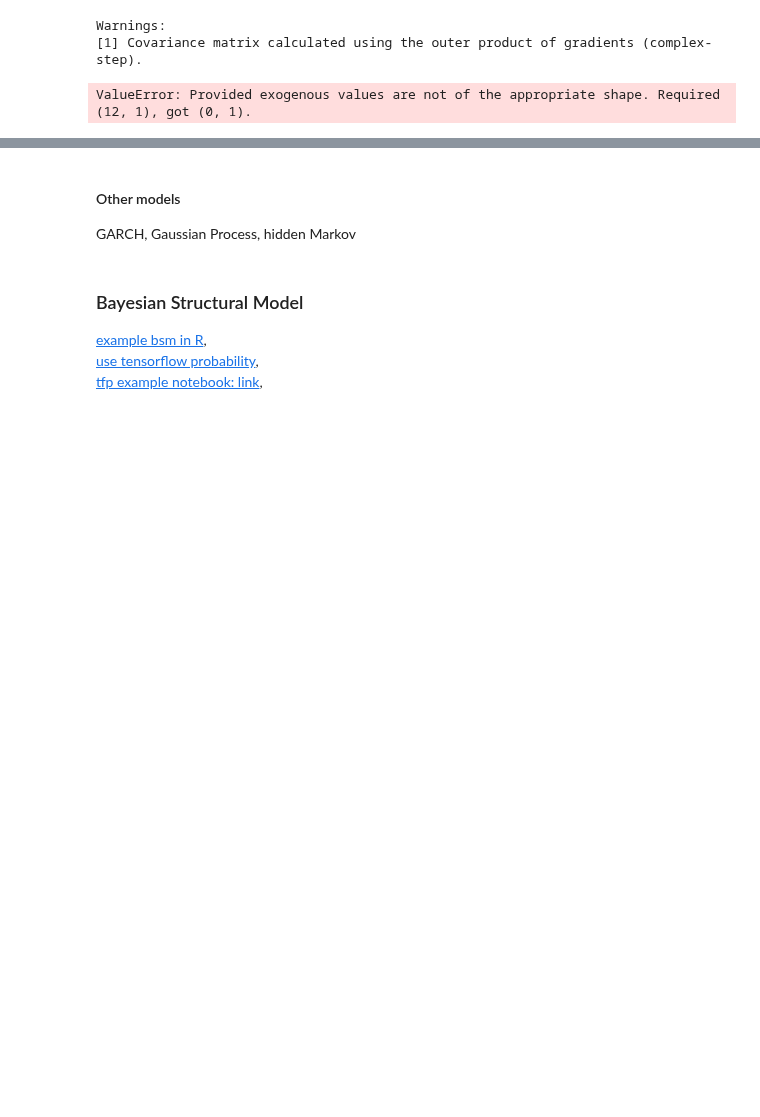
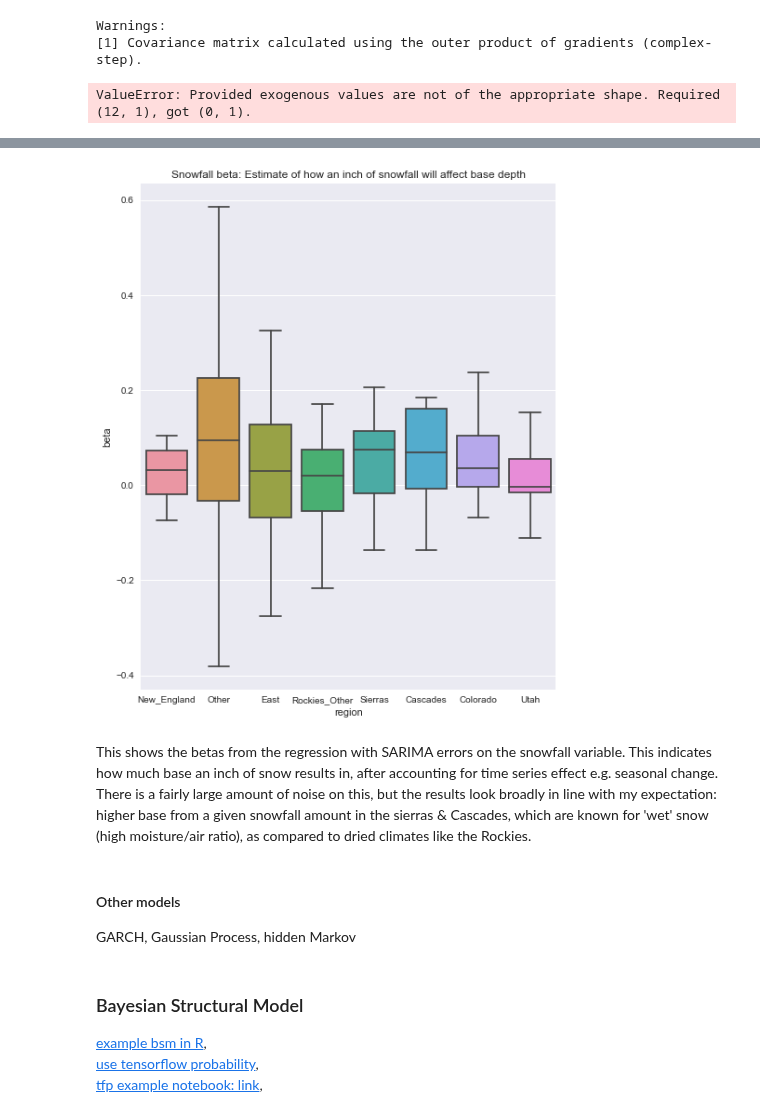
Before and after one commit to chrisoyer/ski-snow-modeling, a Jupyter notebook: src/analysis/snow_ts_analysis.ipynb, the cells around one changed output, grey strips where cells are left out. Cells and saved outputs as stored; diff of their text form; code cells hidden in the pictures; blank space fills up the shorter version.

```diff
--- a/src/analysis/snow_ts_analysis.ipynb
+++ b/src/analysis/snow_ts_analysis.ipynb
@@ -484,9 +484,9 @@ ValueError: Provided exogenous values are not of the appropriate shape. Required
 # %%
 snow_beta_df = (pd.DataFrame({'station': ['test'], 'beta': [0], 'region': ['test']})
                 .drop(index=0))  # avoid pd forcing region column to numeric
-month_reset = month_ts_df.reset_index().set_index('timestamp').asfreq('M')
+month_reset = month_ts_df.reset_index(level=1)
 for station in month_reset.station.unique():
-    station_df = month_reset[month_reset.station==station]
+    station_df = resample_by_month(month_reset[month_reset.station==station], 'pseudo_ts').reset_index(level=1)
     reg_w_sarima = smt.statespace.sarimax.SARIMAX(endog=station_df.base,
                                                   exog=station_df.snowfall,
                                                   order=(0,1,1),
@@ -499,6 +506,11 @@ snow_beta_df.head()
 # %%
-sns.boxplot(data=snow_beta_df, x='region', y='beta')
-plt.title('Snowfall beta: Estimate of how an inch of snowfall will affect base depth, after accounting for time series effect e.g. seasonal change');
+plt.figure(figsize=(8,10))
+sns.boxplot(data=snow_beta_df, x='region', y='beta', showfliers=False)
+plt.title('Snowfall beta: Estimate of how an inch of snowfall will affect base depth');
+# %% [output]
+[figure, added]
+# %% [markdown]
+This shows the betas from the regression with SARIMA errors on the snowfall variable. This indicates how much base an inch of snow results in, after accounting for time series effect e.g. seasonal change. There is a fairly large amount of noise on this, but the results look broadly in line with my expectation: higher base from a given snowfall amount in the sierras & Cascades, which are known for 'wet' snow (high moisture/air ratio), as compared to dried climates like the Rockies.
 # %% [markdown]
 #### Other models
 GARCH, Gaussian Process, hidden Markov
```
Also changed, not shown: parts of 5 cells of this notebook.
